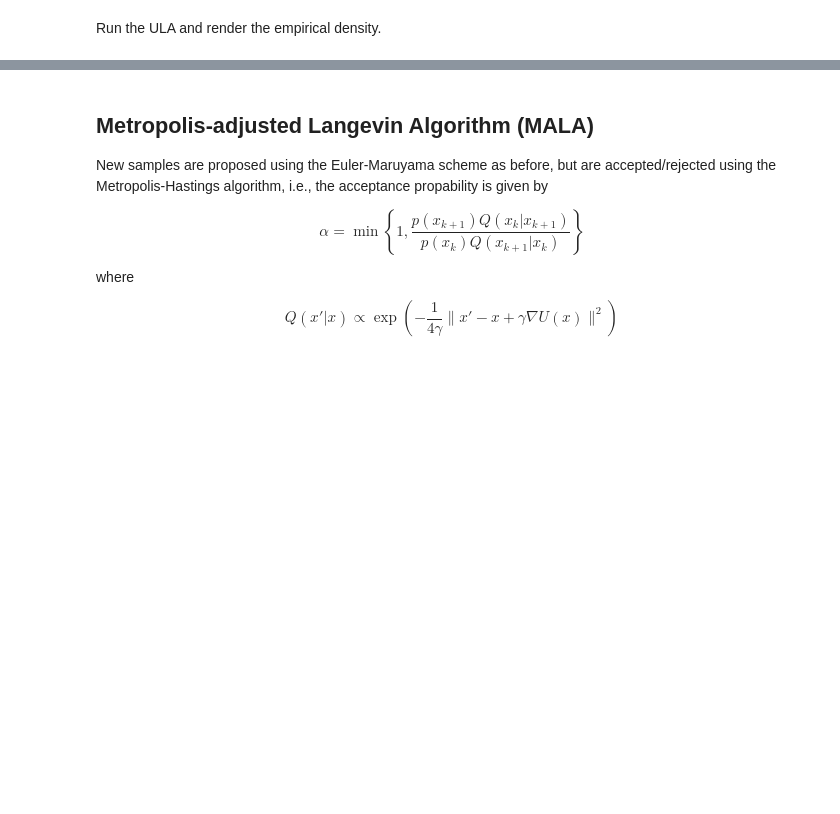
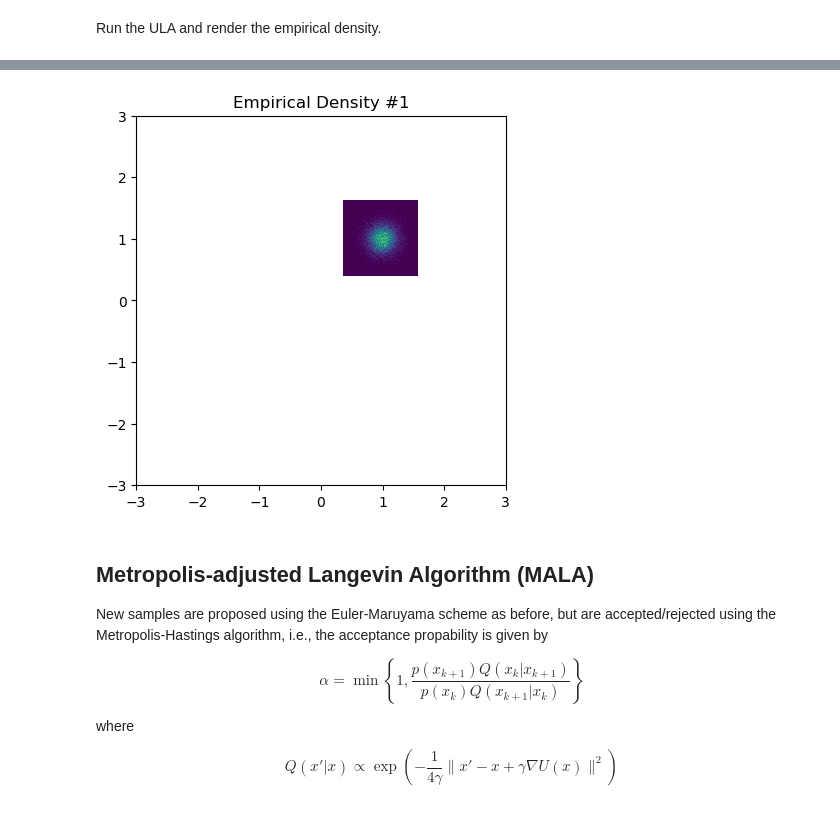
Before and after one commit to Zhi-Xian-Xie/langevin-monte-carlo, a Jupyter notebook: Langevin-Monte-Carlo.ipynb, the cells around one changed output, grey strips where cells are left out. Cells and saved outputs as stored; diff of their text form; code cells hidden in the pictures; blank space fills up the shorter version.

Commit message:
Test 2-stage vote, write custom vote potential generator, test concentrated distribution.

```diff
--- a/Langevin-Monte-Carlo.ipynb
+++ b/Langevin-Monte-Carlo.ipynb
@@ -94,6 +94,9 @@ def potential_square(z,epsilon=5,r=2):
     p=torch.sigmoid((r-norm)*epsilon)
     return -torch.log(p)
 
+def potential_small_normal(z,mu=1,sigma=0.1):
+    return ((z-mu)**2).sum(axis=1) / (2*sigma**2)
+
 def potential_vote(z,epsilon=5,r=2):
     z = z.view(-1, 2)
     g_1=z[:,1]-z[:,0]
@@ -164,0 +162,2 @@ samples_gpu_2
+# %%
+samples_gpu_normal= unadjusted_langevin_algorithm_gpu(lambda z: potential_small_normal(z,sigma=0.1),n_samples=100000,step=0.01,iters=20000)
@@ -165,3 +174,12 @@ samples_gpu_2
+# %%
+plt.hist2d(samples_gpu_normal[:,0], samples_gpu_normal[:,1], cmap='viridis', rasterized=False, bins=200, density=True)
+plt.gca().set_aspect('equal', adjustable='box')
+plt.xlim([-3, 3])
+plt.ylim([-3, 3])
+plt.title('Empirical Density #1')
+plt.show()
+# %% [output]
+[figure, added]
 # %%
 plt.hist2d(samples1[:,0], samples1[:,1], cmap='viridis', rasterized=False, bins=200, density=True)
 plt.gca().set_aspect('equal', adjustable='box')
```
Also changed, not shown: parts of 4 cells of this notebook, 1 other file.
